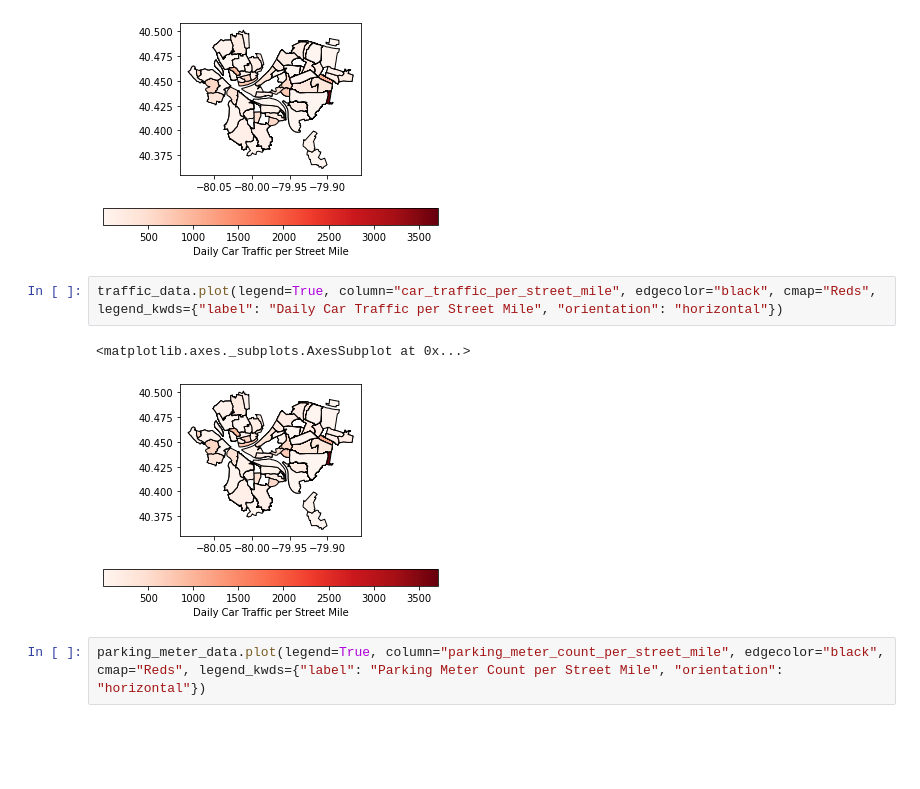
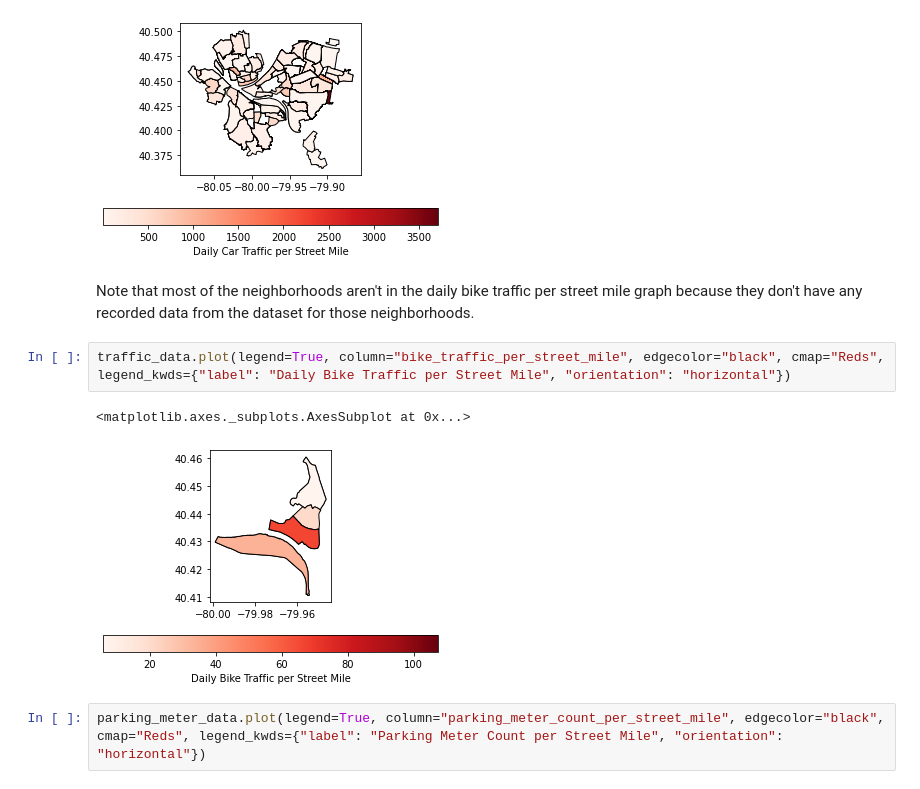
Before and after one commit to N0taR0b0t/Walkability, a Jupyter notebook: DeonteVanterpoolUnfinished.ipynb, the cells around one changed output. Cells and saved outputs as stored; diff of their text form; blank space fills up the shorter version.

Commit message:
Added DeonteVanterpoolUnfinished.ipynb (plotted wrong graph earlier, so one ended up plotted twice)

```diff
--- a/DeonteVanterpoolUnfinished.ipynb
+++ b/DeonteVanterpoolUnfinished.ipynb
@@ -119,11 +119,13 @@ traffic_data.plot(legend=True, column="car_traffic_per_street_mile", edgecolor="
 # %% [output]
 <matplotlib.axes._subplots.AxesSubplot at 0x...>
 [figure]
+# %% [markdown]
+Note that most of the neighborhoods aren't in the daily bike traffic per street mile graph because they don't have any recorded data from the dataset for those neighborhoods.
 # %%
-traffic_data.plot(legend=True, column="car_traffic_per_street_mile", edgecolor="black", cmap="Reds", legend_kwds={"label": "Daily Car Traffic per Street Mile", "orientation": "horizontal"})
+traffic_data.plot(legend=True, column="bike_traffic_per_street_mile", edgecolor="black", cmap="Reds", legend_kwds={"label": "Daily Bike Traffic per Street Mile", "orientation": "horizontal"})
 # %% [output]
 <matplotlib.axes._subplots.AxesSubplot at 0x...>
-[figure, old version]
+[figure, new version]
 # %%
 parking_meter_data.plot(legend=True, column="parking_meter_count_per_street_mile", edgecolor="black", cmap="Reds", legend_kwds={"label": "Parking Meter Count per Street Mile", "orientation": "horizontal"})
 # %% [output]
```
